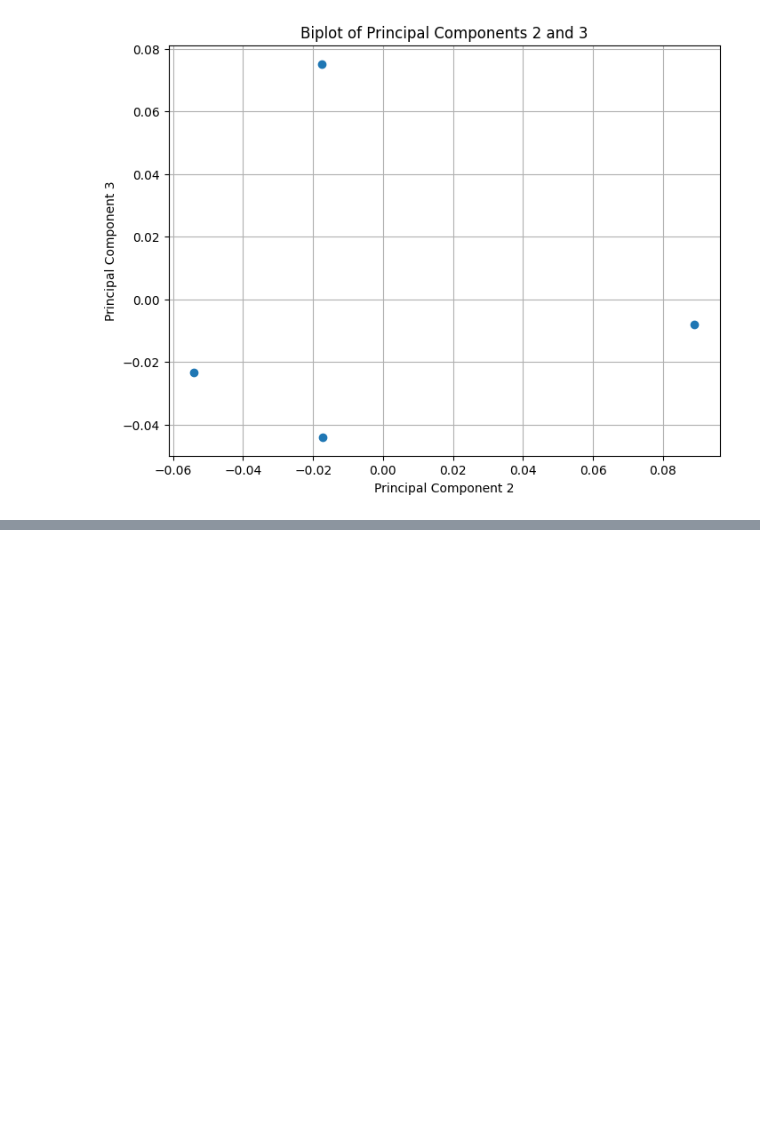
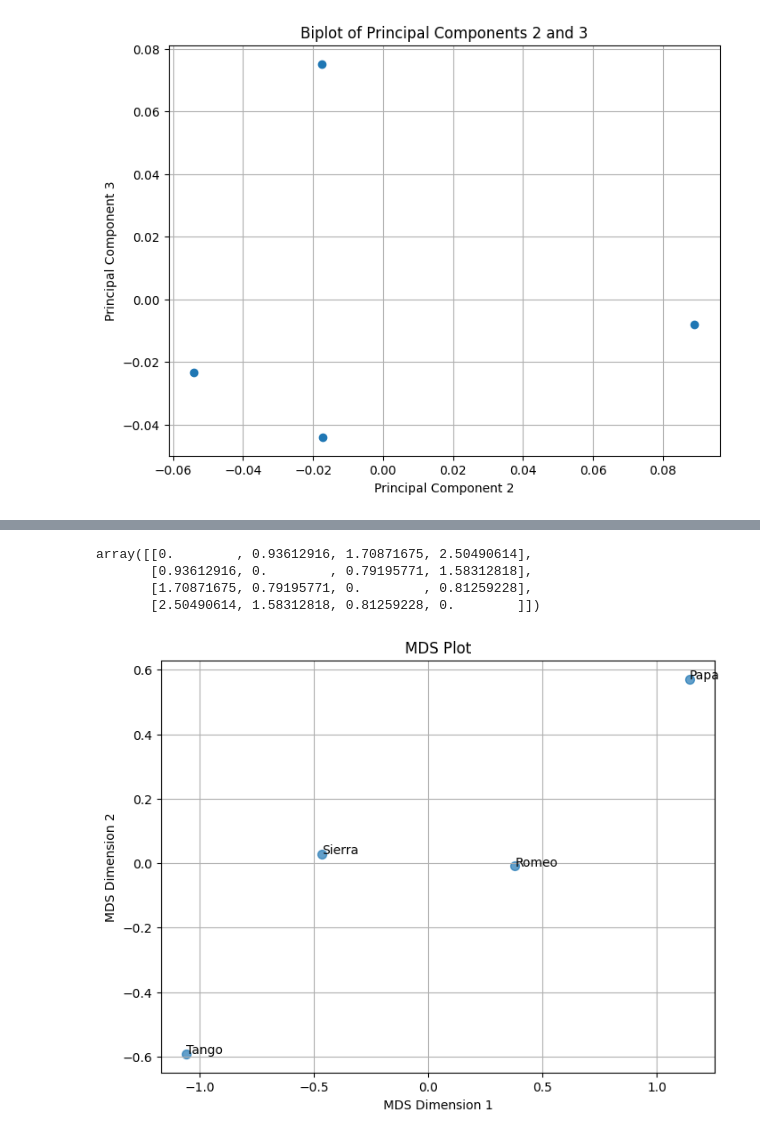
Before and after one commit to Minhsuperfragile/Learning-R, a Jupyter notebook: Chapter 8/ExerciseInPy.ipynb, the cells around one changed output, grey strips where cells are left out. Cells and saved outputs as stored; diff of their text form; code cells hidden in the pictures; blank space fills up the shorter version.

```diff
--- a/Chapter 8/ExerciseInPy.ipynb
+++ b/Chapter 8/ExerciseInPy.ipynb
@@ -93,0 +154,13 @@ plt.show()
+# %%
+from scipy.spatial.distance import pdist
+from sklearn.manifold import MDS
+
+# Assuming your DataFrame is named 'prst'
+prst_dist = pdist(prst_mean.to_numpy())
+prst_mds = MDS(dissimilarity='precomputed').fit_transform(prst_d)
+
+print("Distance matrix:")
+print(prst_dist)
+
+print("MDS coordinates:")
+print(prst_mds)
@@ -93,0 +175,35 @@ plt.show()
+# %%
+prst_d = np.zeros((4,4))
+prst_d[0,1:4] = prst_dist[0:3]
+prst_d[1:4:,0] = prst_dist[0:3]
+
+prst_d[1,2:4] = prst_dist[3:5]
+prst_d[2:4,1] = prst_dist[3:5]
+
+prst_d[2,3] = prst_dist[5]
+prst_d[3,2] = prst_dist[5]
+
+prst_d
+# %% [output]
+array([[0.        , 0.93612916, 1.70871675, 2.50490614],
+       [0.93612916, 0.        , 0.79195771, 1.58312818],
+       [1.70871675, 0.79195771, 0.        , 0.81259228],
+       [2.50490614, 1.58312818, 0.81259228, 0.        ]])
+# %%
+plt.figure(figsize=(8, 6))
+plt.scatter(prst_mds[:, 0], prst_mds[:, 1], s=50, alpha=0.7)
+
+# Add text labels for the row names
+for i, label in enumerate(prst_mean.index):
+    try:
+        plt.text(prst_mds[i, 0], prst_mds[i, 1], label, fontsize=10)
+    except IndexError:
+        break
+# Customize the plot
+plt.xlabel('MDS Dimension 1')
+plt.ylabel('MDS Dimension 2')
+plt.title('MDS Plot')
+plt.grid()
+plt.show()
+# %% [output]
+[figure, added]
```
Also changed, not shown: parts of 3 cells of this notebook, 1 other file.
